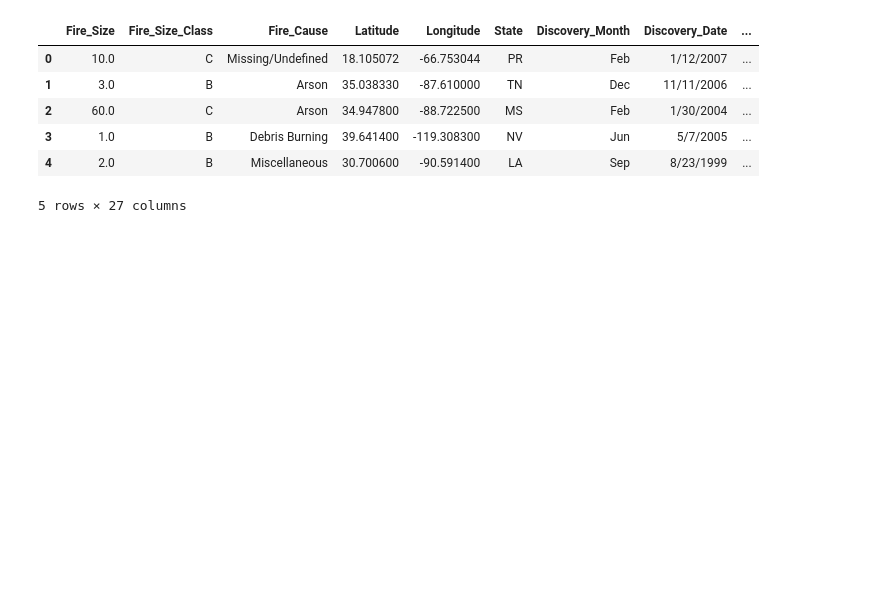
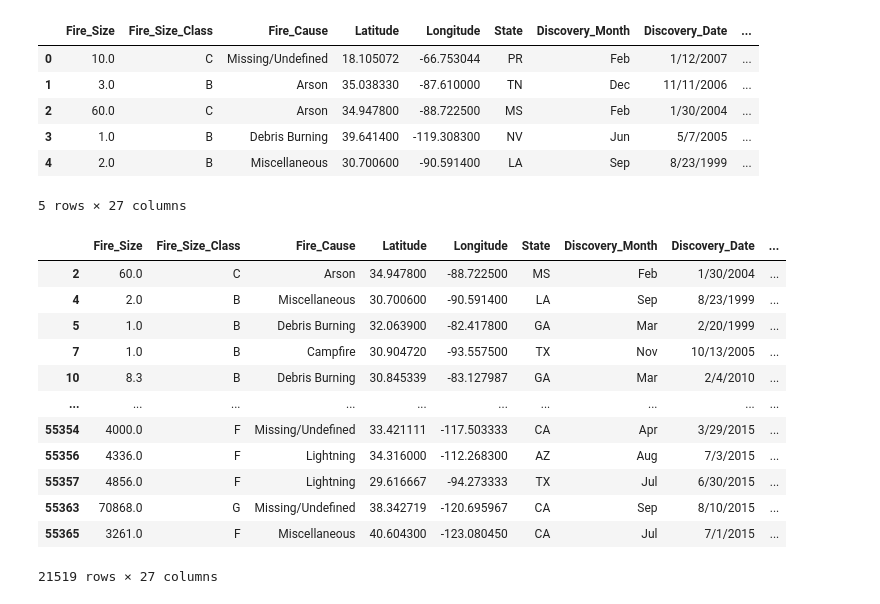
Before and after one commit to Ariannatopbjerg/project_one, a Jupyter notebook: Notebooks/wildfire_cleanup_pt3.ipynb, the cells around one changed output. Cells and saved outputs as stored; diff of their text form; code cells hidden in the pictures; blank space fills up the shorter version.

Commit message:
Cleaned wildlife weather data; removing 0s and -1s

```diff
--- a/Notebooks/wildfire_cleanup_pt3.ipynb
+++ b/Notebooks/wildfire_cleanup_pt3.ipynb
@@ -69,3 +50,35 @@ fire_df.head()
 | 3 | 1.0 | B | Debris Burning | 39.641400 | -119.308300 | NV | Jun | 5/7/2005 | ... |
 | 4 | 2.0 | B | Miscellaneous | 30.700600 | -90.591400 | LA | Sep | 8/23/1999 | ... |
 5 rows × 27 columns
+# %%
+fire_clean_df1=fire_df.loc[(fire_df["Temp_Pre_30"]!=0)&
+                         (fire_df["Temp_Pre_15"]!=0)&
+                         (fire_df["Temp_Pre_7"]!=0)&
+                         (fire_df["Temp_Present"]!=0)&
+                         (fire_df["Wind_Pre_30"]!=0)&
+                         (fire_df["Wind_Pre_15"]!=0)&
+                         (fire_df["Wind_Pre_7"]!=0)&
+                         (fire_df["Wind_Present"]!=0)&
+                         (fire_df["Hum_Pre_30"]!=0)&
+                         (fire_df["Hum_Pre_15"]!=0)&
+                         (fire_df["Hum_Pre_7"]!=0)&
+                         (fire_df["Hum_Present"]!=0)&
+                         (fire_df["Prec_Pre_30"]!=0)&
+                          (fire_df["Prec_Pre_15"]!=0)&
+                          (fire_df["Prec_Pre_7"]!=0)&
+                          (fire_df["Prec_Present"]!=0)]
+fire_clean_df1
+# %% [output]
+|  | Fire_Size | Fire_Size_Class | Fire_Cause | Latitude | Longitude | State | Discovery_Month | Discovery_Date | ... |
+| 2 | 60.0 | C | Arson | 34.947800 | -88.722500 | MS | Feb | 1/30/2004 | ... |
+| 4 | 2.0 | B | Miscellaneous | 30.700600 | -90.591400 | LA | Sep | 8/23/1999 | ... |
+| 5 | 1.0 | B | Debris Burning | 32.063900 | -82.417800 | GA | Mar | 2/20/1999 | ... |
+| 7 | 1.0 | B | Campfire | 30.904720 | -93.557500 | TX | Nov | 10/13/2005 | ... |
+| 10 | 8.3 | B | Debris Burning | 30.845339 | -83.127987 | GA | Mar | 2/4/2010 | ... |
+| ... | ... | ... | ... | ... | ... | ... | ... | ... | ... |
+| 55354 | 4000.0 | F | Missing/Undefined | 33.421111 | -117.503333 | CA | Apr | 3/29/2015 | ... |
+| 55356 | 4336.0 | F | Lightning | 34.316000 | -112.268300 | AZ | Aug | 7/3/2015 | ... |
+| 55357 | 4856.0 | F | Lightning | 29.616667 | -94.273333 | TX | Jul | 6/30/2015 | ... |
+| 55363 | 70868.0 | G | Missing/Undefined | 38.342719 | -120.695967 | CA | Sep | 8/10/2015 | ... |
+| 55365 | 3261.0 | F | Miscellaneous | 40.604300 | -123.080450 | CA | Jul | 7/1/2015 | ... |
+21519 rows × 27 columns
```
Also changed, not shown: parts of 5 cells of this notebook.
